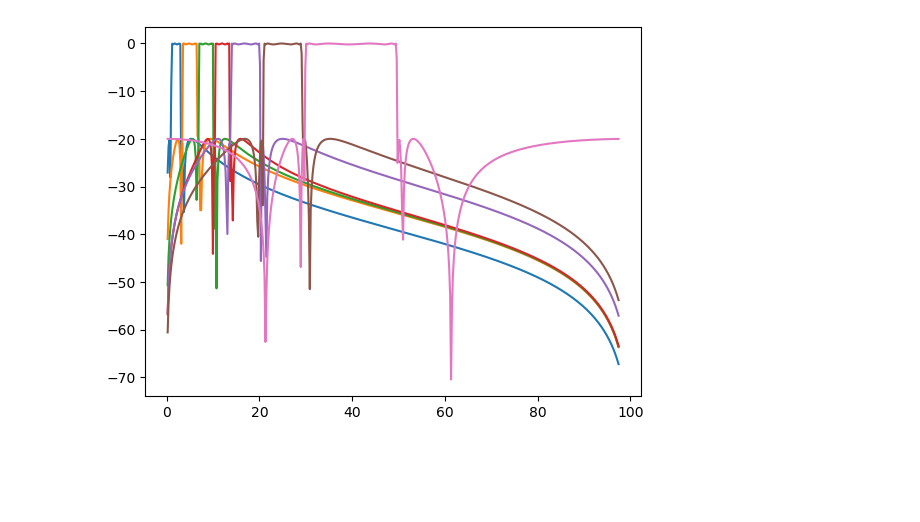
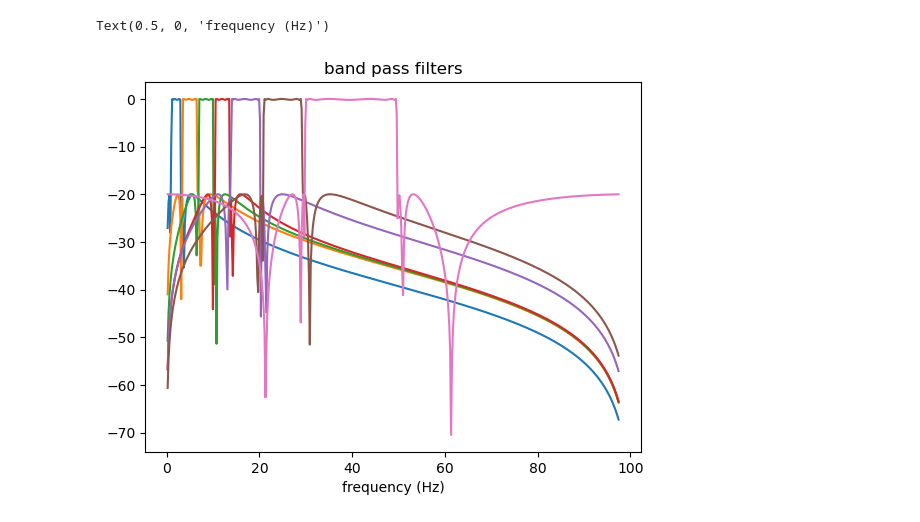
Before and after one commit to zhibinz2/1overf, a Jupyter notebook: Filter_Hilbert/output_filter_hilbert_speed_20.ipynb, the cells around one changed output. Saved outputs shown, nothing was run; the diff lists cells and outputs as text; code cells hidden in the pictures; blank space fills up the shorter version.

```diff
--- a/Filter_Hilbert/output_filter_hilbert_speed_20.ipynb
+++ b/Filter_Hilbert/output_filter_hilbert_speed_20.ipynb
@@ -97,16 +97,20 @@ def avref(datax):
 # %%
 # build the narrow band filters
 srnew = 200
 downsample = 10
 passbands = [[1,3],[3.5,6.5],[7,10],[10.5,13.5],[14 ,20],[21,29],[30,49.5]]
 stopbands = [[0.75,3.25],[3.25,6.75],[6.75,10.25],[10.25,13.75],[13.75,20.5],[20.5,29.5],[29.5,50]]
 bandlabels = ['Delta','Theta','Alpha','Mu','Beta1','Beta2','Gamma']
 esos = dict()
 for j in range(len(passbands)):
     esos[j],w,h = narrowfilter(passbands[j],stopbands[j],samplingrate = srnew)
     plt.plot(w[1:500],20*np.log10(np.abs(h[1:500])))
+
+plt.title('band pass filters')
+plt.xlabel('frequency (Hz)')
 # %% [output]
+Text(0.5, 0, 'frequency (Hz)')
-[figure, old version]
+[figure, new version]
 # %%
 # organize file in time sequence
 filedir="../../"
```
Also changed, not shown: 6 other files.
